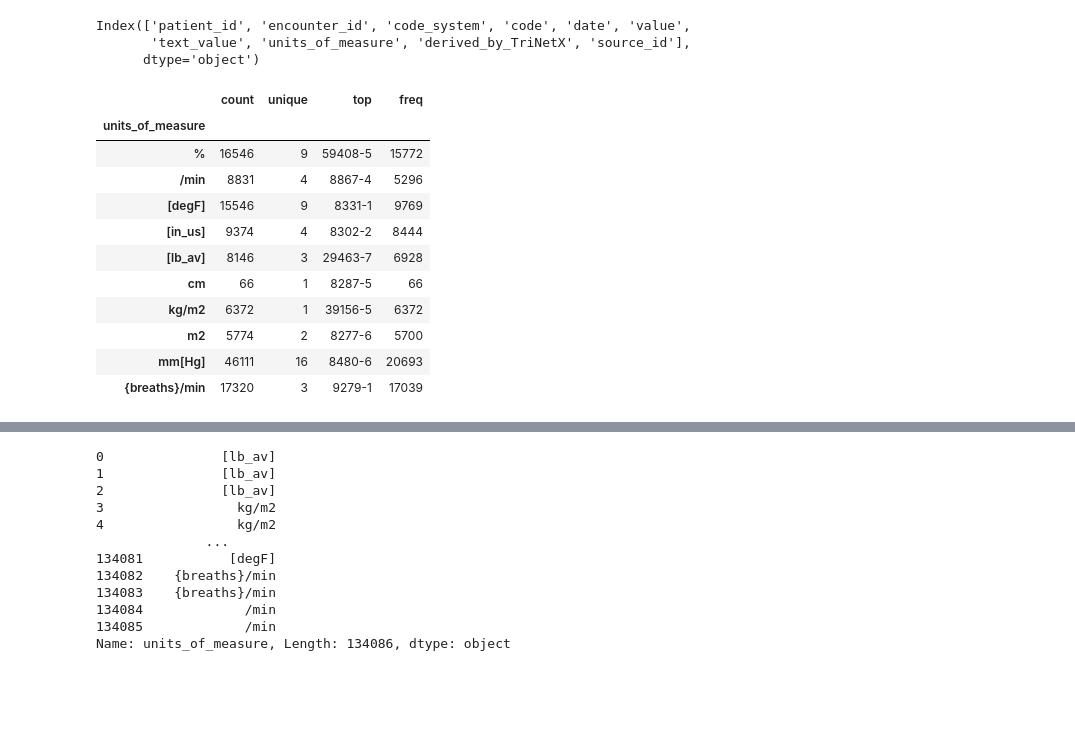
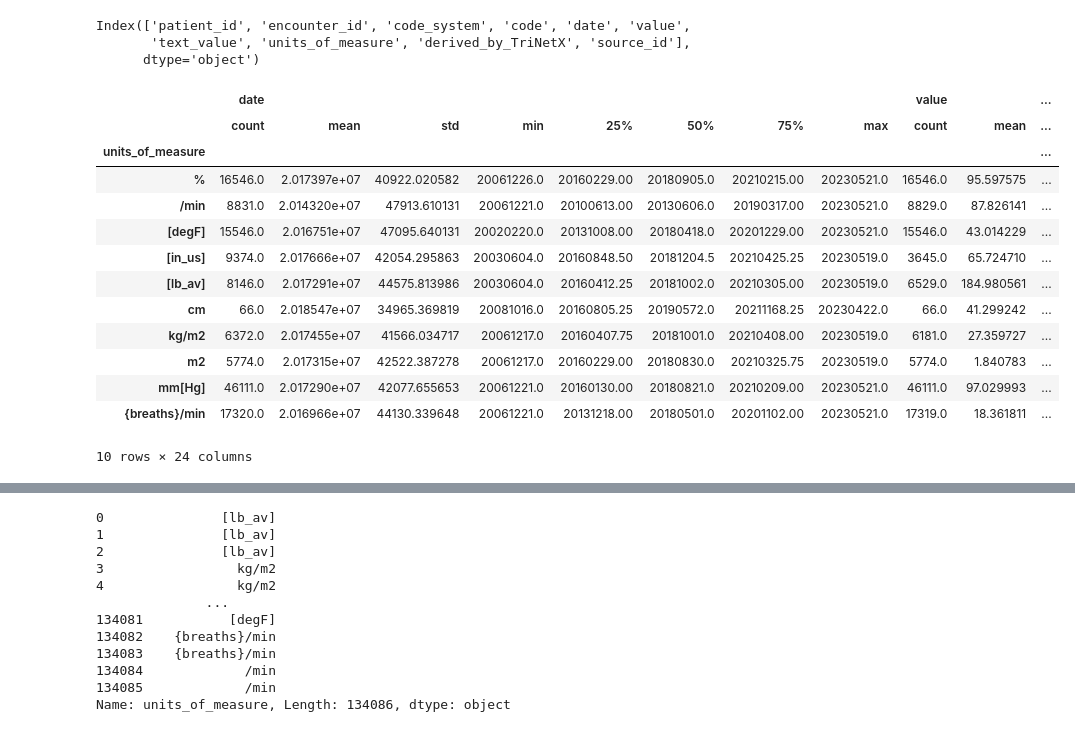
Before and after one commit to alexandra-hidalgo/datasci_3_eda, a Jupyter notebook: Datasci3.ipynb, the cells around one changed output, grey strips where cells are left out. Saved outputs shown, nothing was run; the diff lists cells and outputs as text; code cells hidden in the pictures; blank space fills up the shorter version.

```diff
--- a/Datasci3.ipynb
+++ b/Datasci3.ipynb
@@ -254,17 +254,19 @@ Index(['patient_id', 'encounter_id', 'code_system', 'code', 'date', 'value',
        'text_value', 'units_of_measure', 'derived_by_TriNetX', 'source_id'],
       dtype='object')
 # %%
-vitals_signs.groupby('units_of_measure').code.describe()
+vitals_signs.groupby('units_of_measure').describe()
 # %% [output]
-|  | count | unique | top | freq |
-| units_of_measure |  |  |  |  |
-| % | 16546 | 9 | 59408-5 | 15772 |
-| /min | 8831 | 4 | 8867-4 | 5296 |
-| [degF] | 15546 | 9 | 8331-1 | 9769 |
-| [in_us] | 9374 | 4 | 8302-2 | 8444 |
-| [lb_av] | 8146 | 3 | 29463-7 | 6928 |
-| cm | 66 | 1 | 8287-5 | 66 |
-| kg/m2 | 6372 | 1 | 39156-5 | 6372 |
-| m2 | 5774 | 2 | 8277-6 | 5700 |
-| mm[Hg] | 46111 | 16 | 8480-6 | 20693 |
-| {breaths}/min | 17320 | 3 | 9279-1 | 17039 |
+|  | date |  |  |  |  |  |  |  | value |  | ... |
+|  | count | mean | std | min | 25% | 50% | 75% | max | count | mean | ... |
+| units_of_measure |  |  |  |  |  |  |  |  |  |  | ... |
+| % | 16546.0 | 2.017397e+07 | 40922.020582 | 20061226.0 | 20160229.00 | 20180905.0 | 20210215.00 | 20230521.0 | 16546.0 | 95.597575 | ... |
+| /min | 8831.0 | 2.014320e+07 | 47913.610131 | 20061221.0 | 20100613.00 | 20130606.0 | 20190317.00 | 20230521.0 | 8829.0 | 87.826141 | ... |
+| [degF] | 15546.0 | 2.016751e+07 | 47095.640131 | 20020220.0 | 20131008.00 | 20180418.0 | 20201229.00 | 20230521.0 | 15546.0 | 43.014229 | ... |
+| [in_us] | 9374.0 | 2.017666e+07 | 42054.295863 | 20030604.0 | 20160848.50 | 20181204.5 | 20210425.25 | 20230519.0 | 3645.0 | 65.724710 | ... |
+| [lb_av] | 8146.0 | 2.017291e+07 | 44575.813986 | 20030604.0 | 20160412.25 | 20181002.0 | 20210305.00 | 20230519.0 | 6529.0 | 184.980561 | ... |
+| cm | 66.0 | 2.018547e+07 | 34965.369819 | 20081016.0 | 20160805.25 | 20190572.0 | 20211168.25 | 20230422.0 | 66.0 | 41.299242 | ... |
+| kg/m2 | 6372.0 | 2.017455e+07 | 41566.034717 | 20061217.0 | 20160407.75 | 20181001.0 | 20210408.00 | 20230519.0 | 6181.0 | 27.359727 | ... |
+| m2 | 5774.0 | 2.017315e+07 | 42522.387278 | 20061217.0 | 20160229.00 | 20180830.0 | 20210325.75 | 20230519.0 | 5774.0 | 1.840783 | ... |
+| mm[Hg] | 46111.0 | 2.017290e+07 | 42077.655653 | 20061221.0 | 20160130.00 | 20180821.0 | 20210209.00 | 20230521.0 | 46111.0 | 97.029993 | ... |
+| {breaths}/min | 17320.0 | 2.016966e+07 | 44130.339648 | 20061221.0 | 20131218.00 | 20180501.0 | 20201102.00 | 20230521.0 | 17319.0 | 18.361811 | ... |
+10 rows × 24 columns
```
Also changed, not shown: parts of 4 cells of this notebook.
